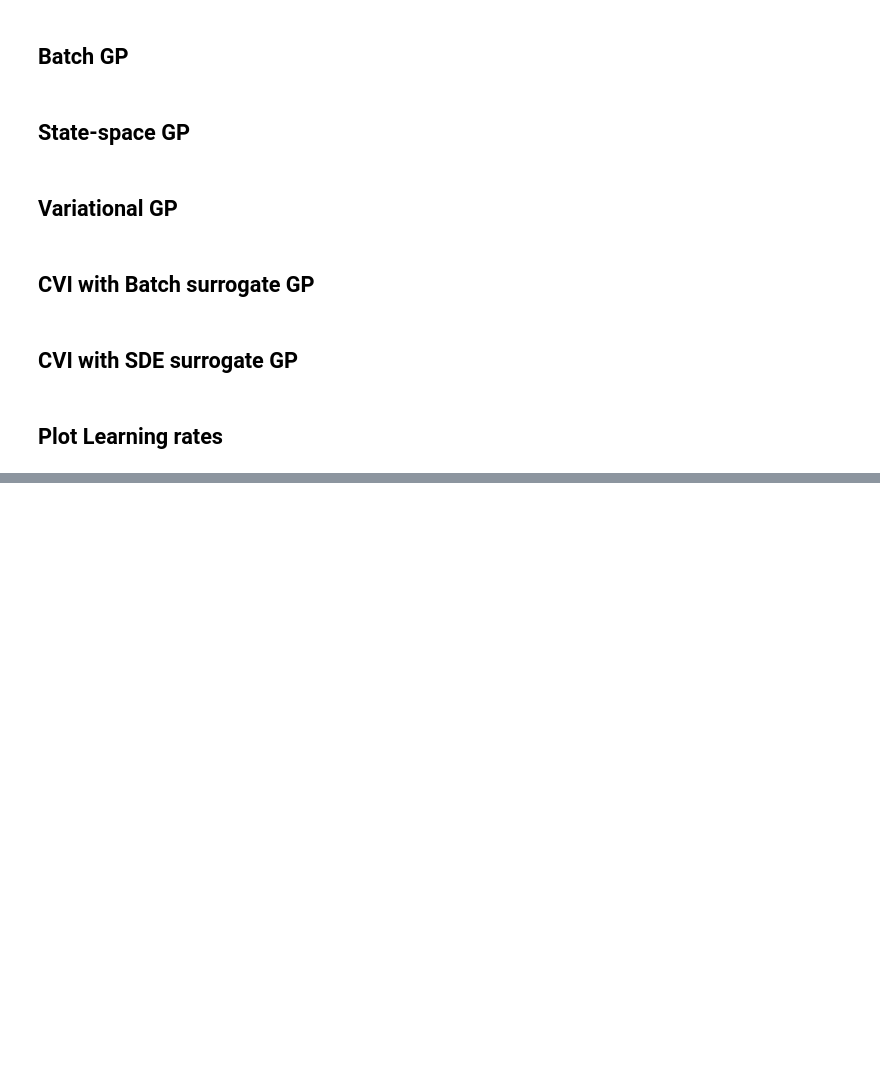
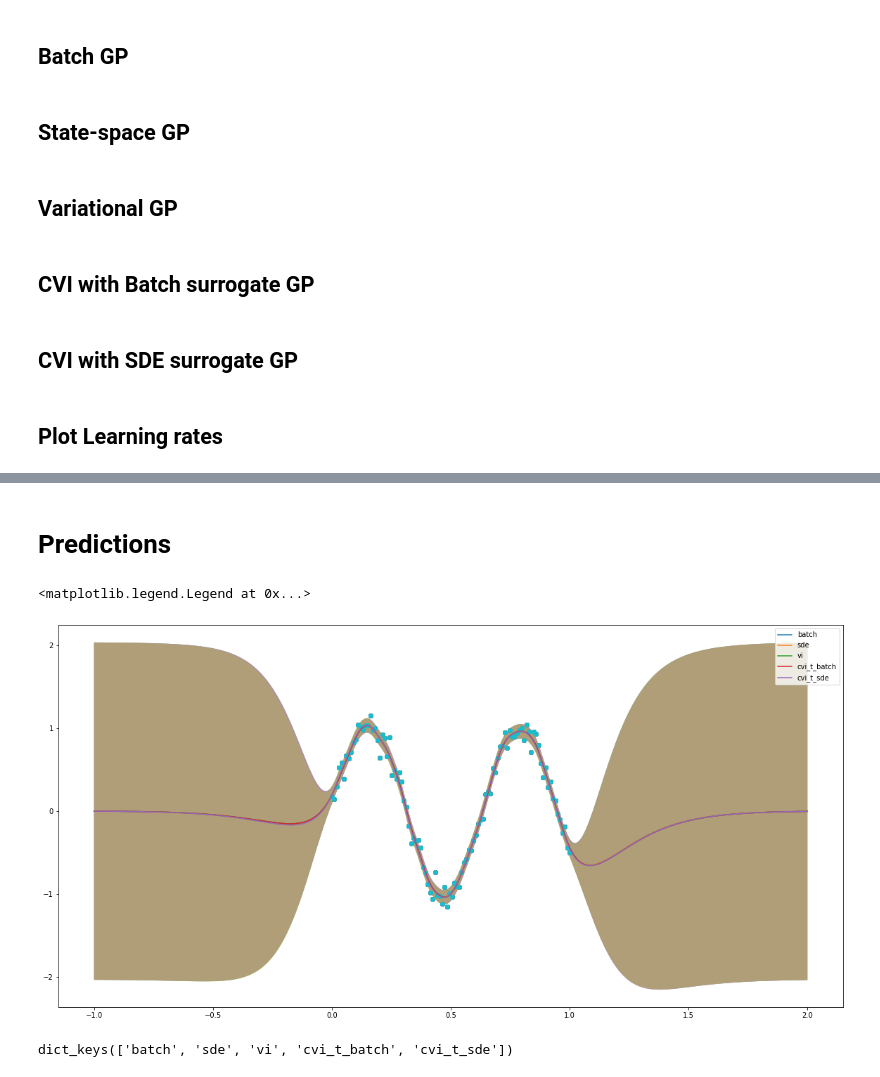
Before and after one commit to defaultobject/stgp, a Jupyter notebook: examples/recovering_timeseries_gpr.ipynb, the cells around one changed output, grey strips where cells are left out. Drawn from its saved outputs; the diff is of its cells as text; code cells hidden in the pictures; blank space fills up the shorter version.

```diff
--- a/examples/recovering_timeseries_gpr.ipynb
+++ b/examples/recovering_timeseries_gpr.ipynb
@@ -96,7 +98,9 @@ def timeseries_sde_gp(config, XS, X, Y):
         callback = None
     )
 
-    return {'m': m, 'lc': learning_curve}
+    pred_mu, pred_var = m.predict_y(XS)
+
+    return {'m': m, 'lc': learning_curve, 'pred_mu': pred_mu, 'pred_var': pred_var}
 
 res_time['sde'] = timeseries_sde_gp(config, XS, X, Y)
 # %% [markdown]
@@ -140,7 +144,9 @@ def vi_timeseries_gp(config, XS, X, Y):
             print(f'Exiting at {i}')
             break
 
-    return {'m': m, 'lc': learning_curve}
+    pred_mu, pred_var = m.predict_y(XS)
+
+    return {'m': m, 'lc': learning_curve, 'pred_mu': pred_mu, 'pred_var': pred_var}
 
 res_time['vi'] = vi_timeseries_gp(config, XS, X, Y)
 # %% [markdown]
@@ -193,7 +199,9 @@ def cvi_t_batch_gp(config, XS, X, Y):
         #learning_curve.append(0.0)
         learning_curve.append(obj_val[0])
 
-    return {'m': m, 'lc': learning_curve}
+    pred_mu, pred_var = m.predict_y(XS)
+
+    return {'m': m, 'lc': learning_curve, 'pred_mu': pred_mu, 'pred_var': pred_var}
 
 res_time['cvi_t_batch'] = cvi_t_batch_gp(config, XS, X, Y)
 # %% [markdown]
@@ -246,7 +254,9 @@ def cvi_t_sde_gp(config, XS, X, Y):
         #learning_curve.append(0.0)
         learning_curve.append(obj_val[0])
 
-    return {'m': m, 'lc': learning_curve}
+    pred_mu, pred_var = m.predict_y(XS)
+
+    return {'m': m, 'lc': learning_curve, 'pred_mu': pred_mu, 'pred_var': pred_var}
 
 res_time['cvi_t_sde'] = cvi_t_sde_gp(config, XS, X, Y)
 # %% [markdown]
@@ -262,0 +273,24 @@ plt.legend()
+# %% [markdown]
+# Predictions
+# %%
+fig, ax = plt.subplots(1, 1, figsize=(20, 10))
+
+for m in res_time.keys():
+    ax.fill_between(
+        np.squeeze(XS),
+        np.squeeze(res_time[m]['pred_mu']-1.96*res_time[m]['pred_var']),
+        np.squeeze(res_time[m]['pred_mu']+1.96*res_time[m]['pred_var']),
+        alpha=0.4
+    )
+    ax.plot(XS, res_time[m]['pred_mu'], label=m)
+    ax.scatter(X, Y)
+
+
+ax.legend()
+# %% [output]
+<matplotlib.legend.Legend at 0x...>
+[figure, added]
+# %%
+res_time.keys()
+# %% [output]
+dict_keys(['batch', 'sde', 'vi', 'cvi_t_batch', 'cvi_t_sde'])
```
Also changed, not shown: parts of 2 cells of this notebook, 19 other files.
